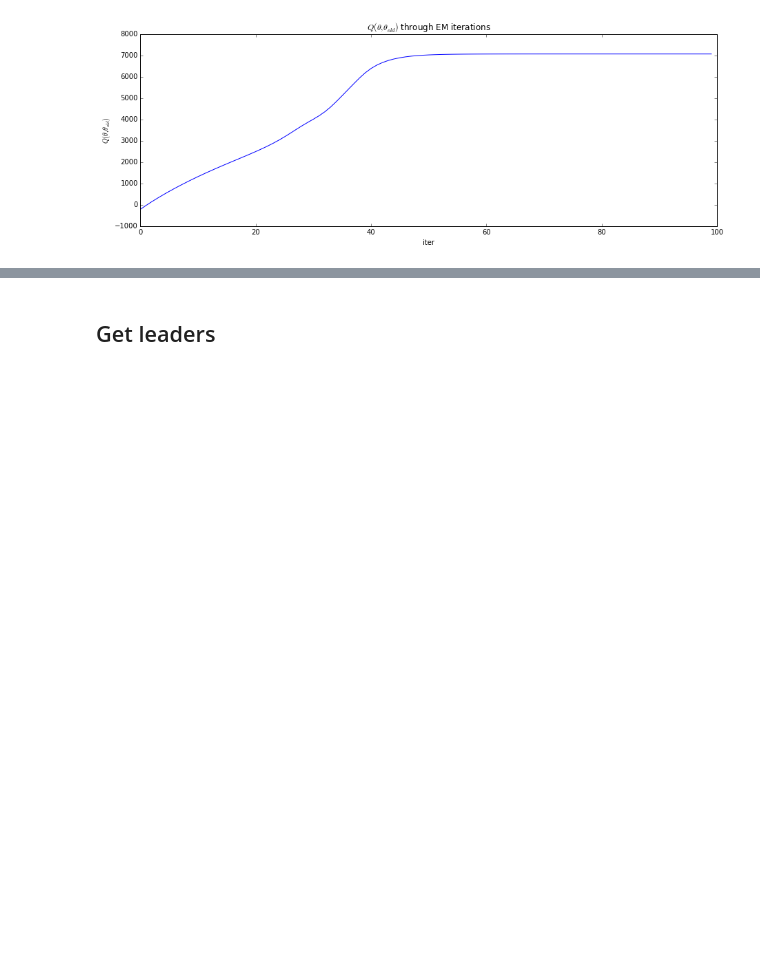
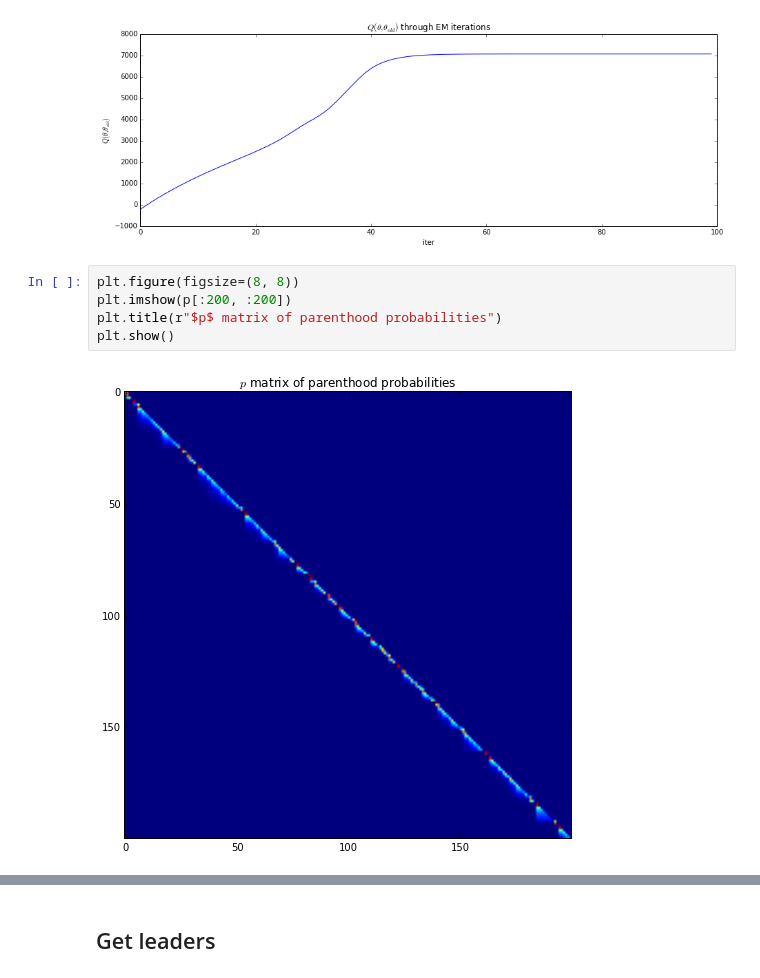
Before and after one commit to CompSquad/hawkes-clustering, a Jupyter notebook: Hawkes.ipynb, the cells around one changed output, grey strips where cells are left out. Drawn from its saved outputs; the diff is of its cells as text; blank space fills up the shorter version.

```diff
--- a/Hawkes.ipynb
+++ b/Hawkes.ipynb
@@ -62,3 +62,10 @@ plt.ylabel(r"$Q(\theta, \theta_{old})$")
 plt.show()
 # %% [output]
 [figure]
+# %%
+plt.figure(figsize=(8, 8))
+plt.imshow(p[:200, :200])
+plt.title(r"$p$ matrix of parenthood probabilities")
+plt.show()
+# %% [output]
+[figure, added]
```
Also changed, not shown: parts of 1 cell of this notebook, 1 other file.
